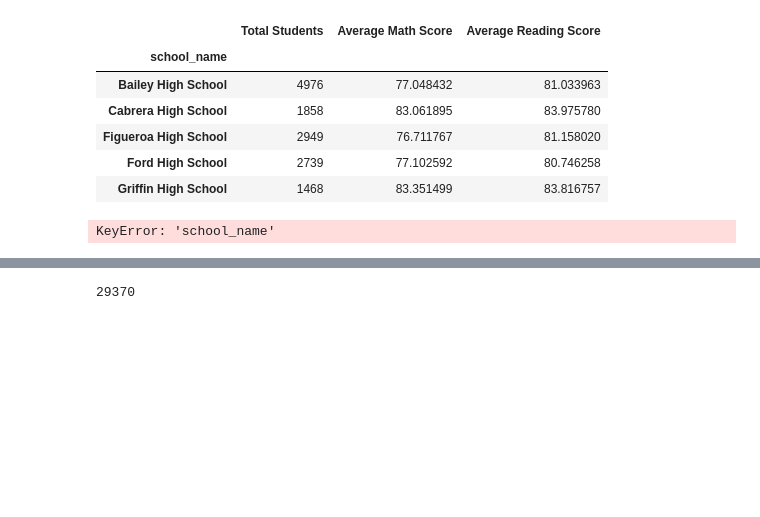
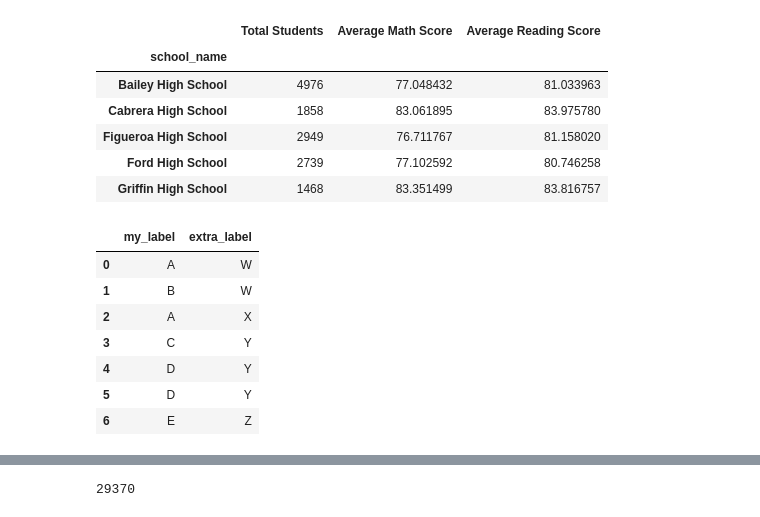
Before and after one commit to daddyjab/PythonAssignments, a Jupyter notebook: PyCitySchools/PyCitySchools-jb.ipynb, the cells around one changed output, grey strips where cells are left out. Cells and saved outputs as stored; diff of their text form; code cells hidden in the pictures; blank space fills up the shorter version.

```diff
--- a/PyCitySchools/PyCitySchools-jb.ipynb
+++ b/PyCitySchools/PyCitySchools-jb.ipynb
@@ -217,7 +217,18 @@ sch_s_df.head()
 | Figueroa High School | 2949 | 76.711767 | 81.158020 |
 | Ford High School | 2739 | 77.102592 | 80.746258 |
 | Griffin High School | 1468 | 83.351499 | 83.816757 |
-# %%
-sch_s_df['Total Budget']=
-# %% [output]
-KeyError: 'school_name'
+# %%
+d = {"my_label": ['A','B','A','C','D','D','E'],
+     "extra_label": ['W','W','X','Y','Y','Y','Z'] }
+df = pd.DataFrame(d)
+# %%
+df
+# %% [output]
+|  | my_label | extra_label |
+| 0 | A | W |
+| 1 | B | W |
+| 2 | A | X |
+| 3 | C | Y |
+| 4 | D | Y |
+| 5 | D | Y |
+| 6 | E | Z |
```
Also changed, not shown: parts of 3 cells of this notebook.
